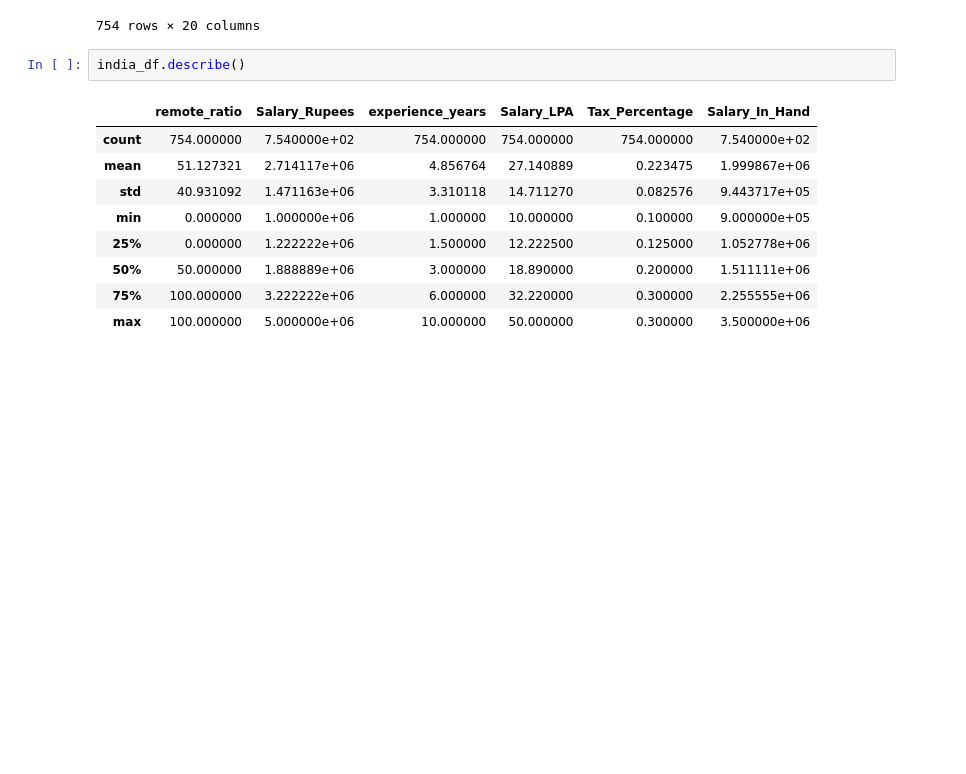
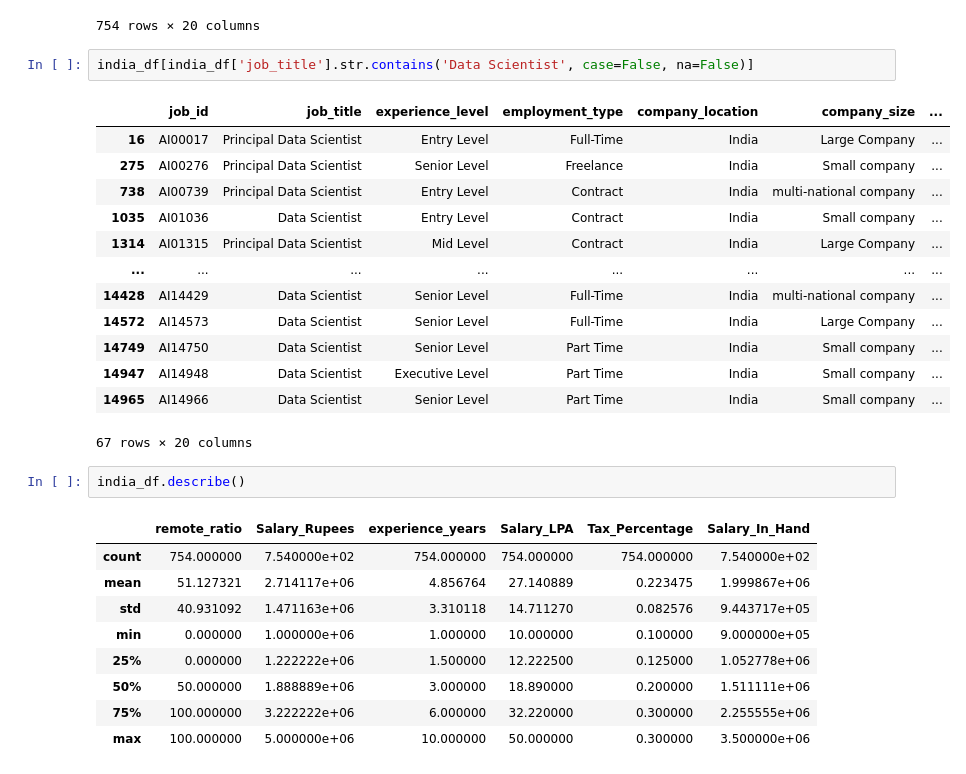
Before and after one commit to AJ0043/advance-ai-job-portal, a Jupyter notebook: Job_portal.ipynb, the cells around one changed output. Saved outputs shown, nothing was run; the diff lists cells and outputs as text; blank space fills up the shorter version.

```diff
--- a/Job_portal.ipynb
+++ b/Job_portal.ipynb
@@ -1585,6 +1589,22 @@ india_df
 | 14951 | AI14952 | AI Research Scientist | Entry Level | Contract | India | Small company | ... |
 | 14965 | AI14966 | Data Scientist | Senior Level | Part Time | India | Small company | ... |
 754 rows × 20 columns
+# %%
+india_df[india_df['job_title'].str.contains('Data Scientist', case=False, na=False)]
+# %% [output]
+|  | job_id | job_title | experience_level | employment_type | company_location | company_size | ... |
+| 16 | AI00017 | Principal Data Scientist | Entry Level | Full-Time | India | Large Company | ... |
+| 275 | AI00276 | Principal Data Scientist | Senior Level | Freelance | India | Small company | ... |
+| 738 | AI00739 | Principal Data Scientist | Entry Level | Contract | India | multi-national company | ... |
+| 1035 | AI01036 | Data Scientist | Entry Level | Contract | India | Small company | ... |
+| 1314 | AI01315 | Principal Data Scientist | Mid Level | Contract | India | Large Company | ... |
+| ... | ... | ... | ... | ... | ... | ... | ... |
+| 14428 | AI14429 | Data Scientist | Senior Level | Full-Time | India | multi-national company | ... |
+| 14572 | AI14573 | Data Scientist | Senior Level | Full-Time | India | Large Company | ... |
+| 14749 | AI14750 | Data Scientist | Senior Level | Part Time | India | Small company | ... |
+| 14947 | AI14948 | Data Scientist | Executive Level | Part Time | India | Small company | ... |
+| 14965 | AI14966 | Data Scientist | Senior Level | Part Time | India | Small company | ... |
+67 rows × 20 columns
 # %%
 india_df.describe()
 # %% [output]
```
Also changed, not shown: parts of 159 cells of this notebook.
